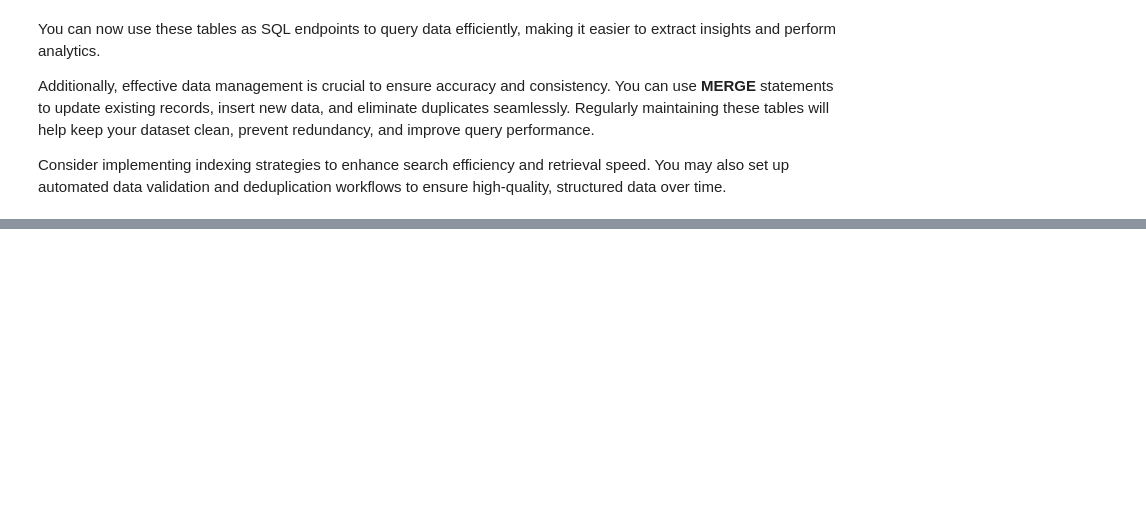
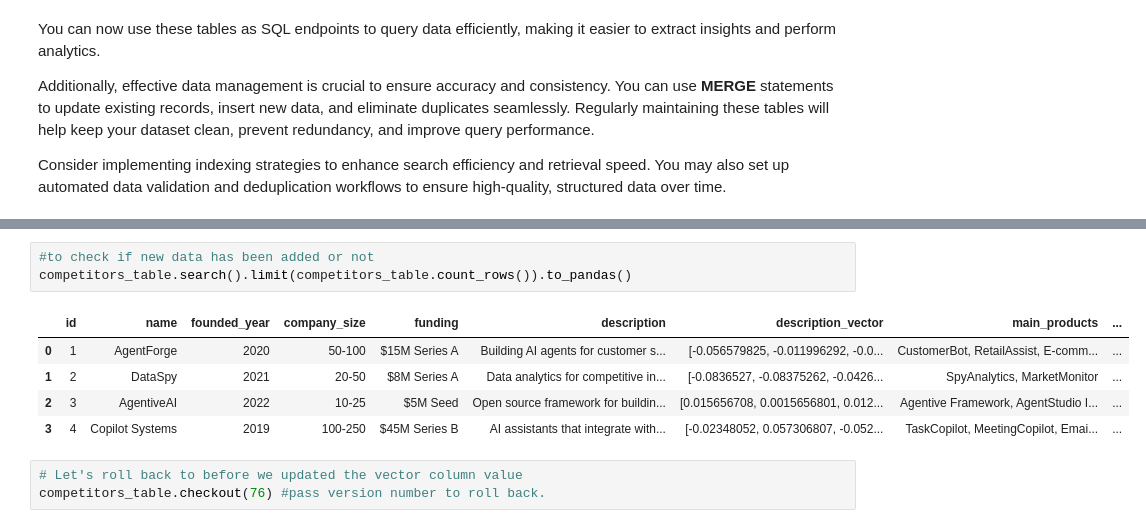
Before and after one commit to shuklaji28/SPYC, a Jupyter notebook: SPYC_AI_Agent_for_Competitor_Analysis.ipynb, the cells around one changed output, grey strips where cells are left out. Cells and saved outputs as stored; diff of their text form; blank space fills up the shorter version.

```diff
--- a/SPYC_AI_Agent_for_Competitor_Analysis.ipynb
+++ b/SPYC_AI_Agent_for_Competitor_Analysis.ipynb
@@ -1012,0 +992,12 @@ HttpError: Http error: (request_id=e237f234-98d9-4f16-88de-898b663f2224) error s
+# %%
+#to check if new data has been added or not
+competitors_table.search().limit(competitors_table.count_rows()).to_pandas()
+# %% [output]
+|  | id | name | founded_year | company_size | funding | description | description_vector | main_products | ... |
+| 0 | 1 | AgentForge | 2020 | 50-100 | $15M Series A | Building AI agents for customer s... | [-0.056579825, -0.011996292, -0.0... | CustomerBot, RetailAssist, E-comm... | ... |
+| 1 | 2 | DataSpy | 2021 | 20-50 | $8M Series A | Data analytics for competitive in... | [-0.0836527, -0.08375262, -0.0426... | SpyAnalytics, MarketMonitor | ... |
+| 2 | 3 | AgentiveAI | 2022 | 10-25 | $5M Seed | Open source framework for buildin... | [0.015656708, 0.0015656801, 0.012... | Agentive Framework, AgentStudio I... | ... |
+| 3 | 4 | Copilot Systems | 2019 | 100-250 | $45M Series B | AI assistants that integrate with... | [-0.02348052, 0.057306807, -0.052... | TaskCopilot, MeetingCopilot, Emai... | ... |
+# %%
+# Let's roll back to before we updated the vector column value
+competitors_table.checkout(76) #pass version number to roll back.
```
Also changed, not shown: parts of 6 cells of this notebook.
